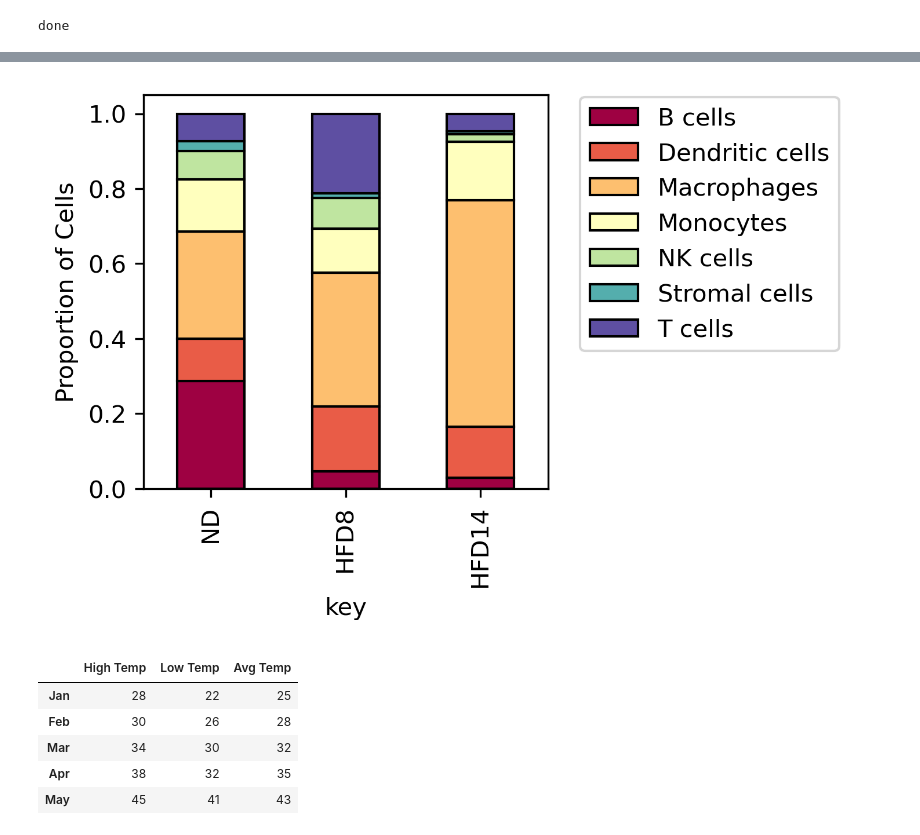
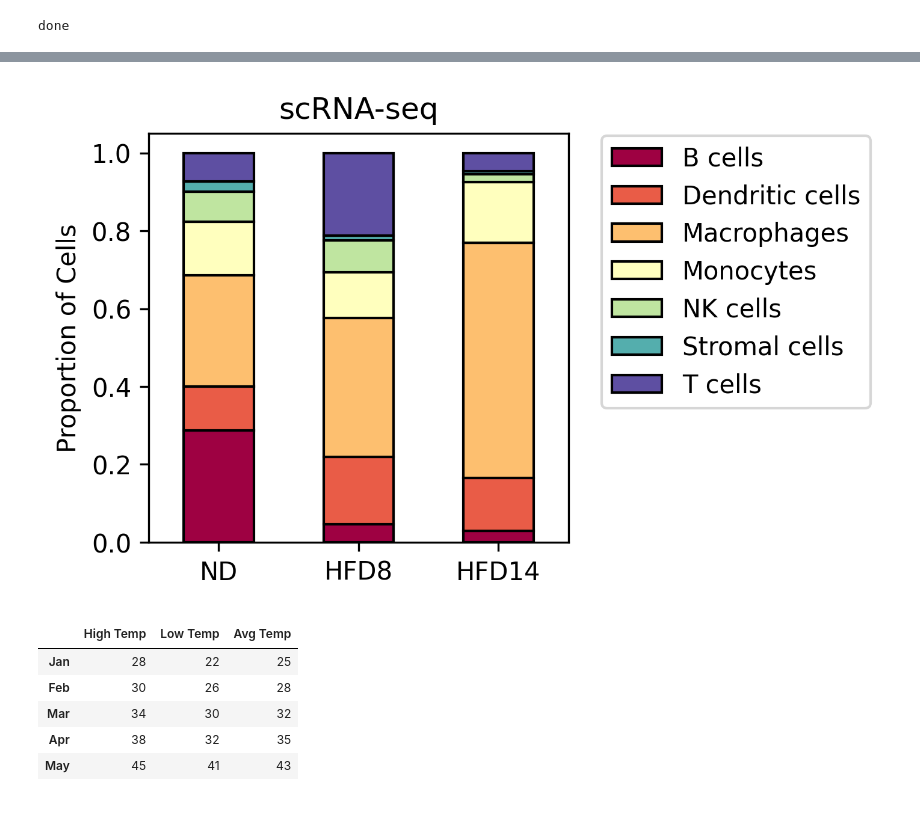
Before and after one commit to CooperStansbury/spatial_transcriptomics, a Jupyter notebook: clustering/plotClusters.ipynb, the cells around one changed output, grey strips where cells are left out. Cells and saved outputs as stored; diff of their text form; code cells hidden in the pictures.

```diff
--- a/clustering/plotClusters.ipynb
+++ b/clustering/plotClusters.ipynb
@@ -206,20 +206,23 @@ res.head()
 # %%
 res = res.sort_values(by='key', ascending=False)
 res2 = pd.pivot_table(res, values='proportion', index=['cellType'], columns='key').reset_index()
 res2 = res2.set_index('cellType')
 # res2.columns = ['ND', 'HFD8', 'HFD14']
 
 plt.rcParams['figure.dpi'] = 300
 plt.rcParams['figure.figsize'] = 3, 3
 plt.rcParams['figure.facecolor'] = 'w'
 
 # res = res.set_index('cellType')
 res2.T.plot(kind='bar', stacked=True, edgecolor='k', color=['#9e0142', '#e95c47', '#fdbf6f', '#ffffbe', '#bfe5a0', '#54aead', '#5e4fa2'])
 plt.legend(bbox_to_anchor=(1.05, 1.025))
 plt.ylabel('Proportion of Cells')
+_ = plt.xticks(rotation=0)
+plt.xlabel("")
+plt.title("scRNA-seq")
 plt.gca().invert_xaxis()
 # %% [output]
-[figure, old version]
+[figure, new version]
 # %%
 df = pd.DataFrame({'High Temp': [28, 30, 34, 38, 45, 42,
                                  38, 35, 32, 28, 25, 21],
```
Also changed, not shown: parts of 4 cells of this notebook, 15 other files.
